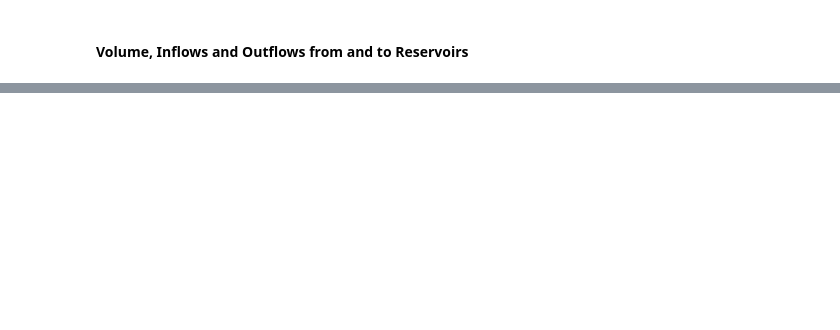
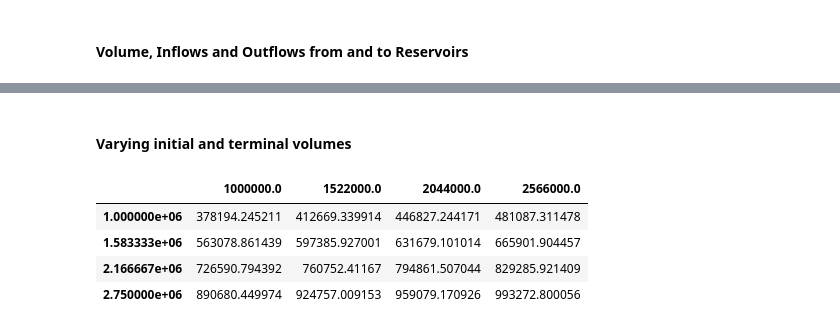
Before and after one commit to FredericWeiss/Seminar-Thesis, a Jupyter notebook: psh.ipynb, the cells around one changed output, grey strips where cells are left out. Cells and saved outputs as stored; diff of their text form; code cells hidden in the pictures; blank space fills up the shorter version.

```diff
--- a/psh.ipynb
+++ b/psh.ipynb
@@ -910,0 +981,2 @@ plt.savefig('Images/Volume.png')
+# %% [markdown]
+#### Varying initial and terminal volumes
@@ -910,0 +1027,8 @@ plt.savefig('Images/Volume.png')
+# %%
+objectice_values
+# %% [output]
+|  | 1000000.0 | 1522000.0 | 2044000.0 | 2566000.0 |
+| 1.000000e+06 | 378194.245211 | 412669.339914 | 446827.244171 | 481087.311478 |
+| 1.583333e+06 | 563078.861439 | 597385.927001 | 631679.101014 | 665901.904457 |
+| 2.166667e+06 | 726590.794392 | 760752.41167 | 794861.507044 | 829285.921409 |
+| 2.750000e+06 | 890680.449974 | 924757.009153 | 959079.170926 | 993272.800056 |
```
Also changed, not shown: parts of 22 cells of this notebook, 4 other files.
